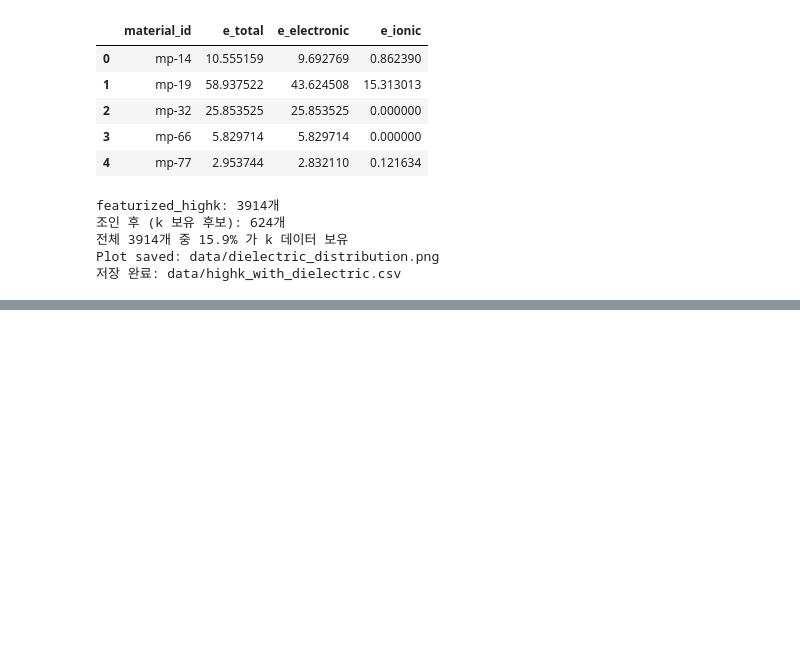
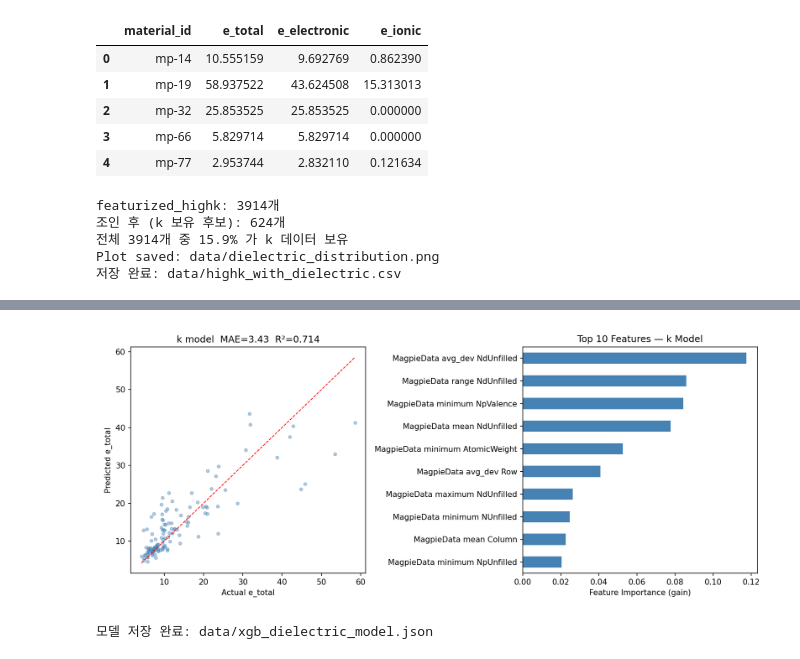
Before and after one commit to tlsguq159-rgb/materials-ml-project, a Jupyter notebook: notebooks/06_dielectric_model.ipynb, the cells around one changed output, grey strips where cells are left out. Drawn from its saved outputs; the diff is of its cells as text; code cells hidden in the pictures; blank space fills up the shorter version.

Commit message:
feat: Task2 - train k XGBoost model (target R2>0.6)
Co-Authored-By: Claude Sonnet 4.6 <noreply@anthropic.com>

```diff
--- a/notebooks/06_dielectric_model.ipynb
+++ b/notebooks/06_dielectric_model.ipynb
@@ -94,3 +94,22 @@ featurized_highk: 3914개
 전체 3914개 중 15.9% 가 k 데이터 보유
 Plot saved: data/dielectric_distribution.png
 저장 완료: data/highk_with_dielectric.csv
+# %%
+# Cell 3
+df = pd.read_csv('../data/highk_with_dielectric.csv')
+
+# DRAM 관련 범위: 1 < e_total < 100 (강유전체 제외)
+df_filtered = df[(df['e_total'] > 1) & (df['e_total'] < 100)].copy()
+print(f"원본: {len(df)}개 → 필터 후 (1 < e_total < 100): {len(df_filtered)}개")
+
+feature_cols = [c for c in df_filtered.columns
+                if c not in ['material_id', 'formula', 'band_gap',
+                             'e_total', 'e_electronic', 'e_ionic']]
+print(f"사용 feature: {len(feature_cols)}개")
+
+X = df_filtered[feature_cols]
+y = df_filtered['e_total']
+
+print(f"
+e_total 통계:")
+print(y.describe().round(2))
@@ -96,0 +165,27 @@ Plot saved: data/dielectric_distribution.png
+# %%
+# Cell 5
+fig, axes = plt.subplots(1, 2, figsize=(12, 5))
+
+axes[0].scatter(y_test, y_pred, alpha=0.4, s=15, color='steelblue')
+lims = [min(y_test.min(), y_pred.min()), max(y_test.max(), y_pred.max())]
+axes[0].plot(lims, lims, 'r--', linewidth=1)
+axes[0].set_xlabel('Actual e_total')
+axes[0].set_ylabel('Predicted e_total')
+axes[0].set_title(f'k model  MAE={mae:.2f}  R²={r2:.3f}')
+
+# Feature importance Top 10 미리보기
+importance = pd.Series(model_k.feature_importances_, index=feature_cols)
+top10 = importance.sort_values(ascending=False).head(10)
+top10[::-1].plot(kind='barh', ax=axes[1], color='steelblue')
+axes[1].set_xlabel('Feature Importance (gain)')
+axes[1].set_title('Top 10 Features — k Model')
+
+plt.tight_layout()
+plt.savefig('../data/dielectric_model_eval.png', dpi=150)
+plt.show()
+
+model_k.save_model('../data/xgb_dielectric_model.json')
+print("모델 저장 완료: data/xgb_dielectric_model.json")
+# %% [output]
+[figure, added]
+모델 저장 완료: data/xgb_dielectric_model.json
```
Also changed, not shown: parts of 2 cells of this notebook, 2 other files.
